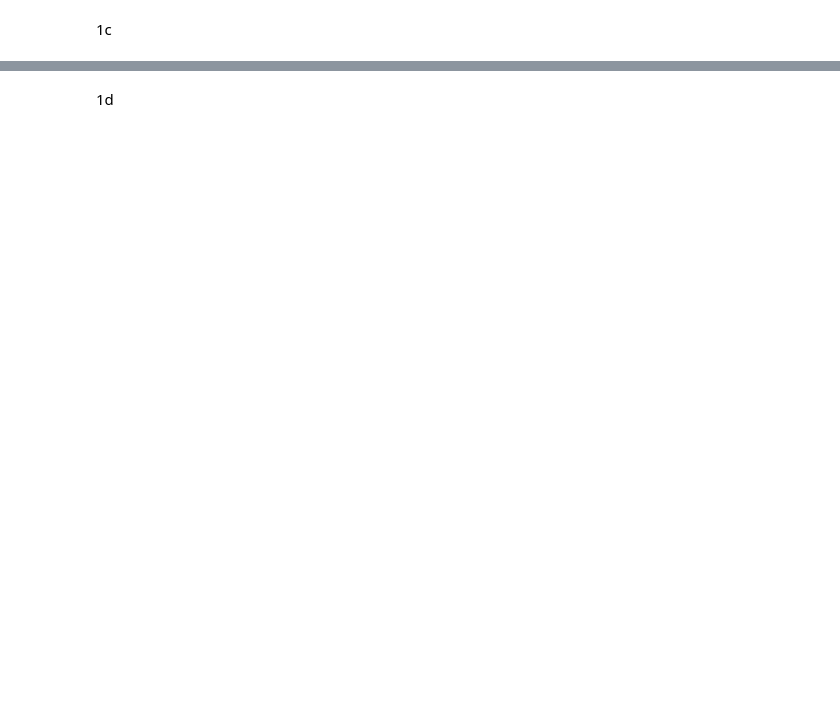
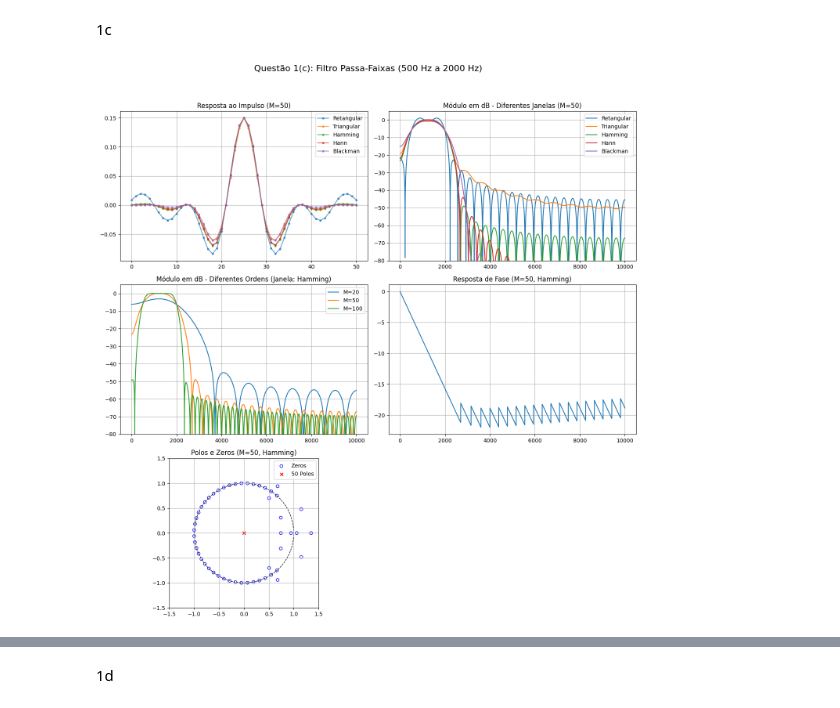
Before and after one commit to masterAristocats/Trabalho-Processamento-de-Sinais-I-7, a Jupyter notebook: rep.ipynb, the cells around one changed output, grey strips where cells are left out. Drawn from its saved outputs; the diff is of its cells as text; code cells hidden in the pictures; blank space fills up the shorter version.

```diff
--- a/rep.ipynb
+++ b/rep.ipynb
@@ -14,2 +251,7 @@ Mounted at /content/drive
 # %% [markdown]
 1c
+# %%
+# Projeto 1(c): Passa-faixas com fc1 = 500 Hz e fc2 = 2000 Hz
+plot_fir_analysis('passa_faixas', fc1=500, fc2=2000, title="Questão 1(c): Filtro Passa-Faixas (500 Hz a 2000 Hz)")
+# %% [output]
+[figure, added]
```
Also changed, not shown: parts of 13 cells of this notebook.
